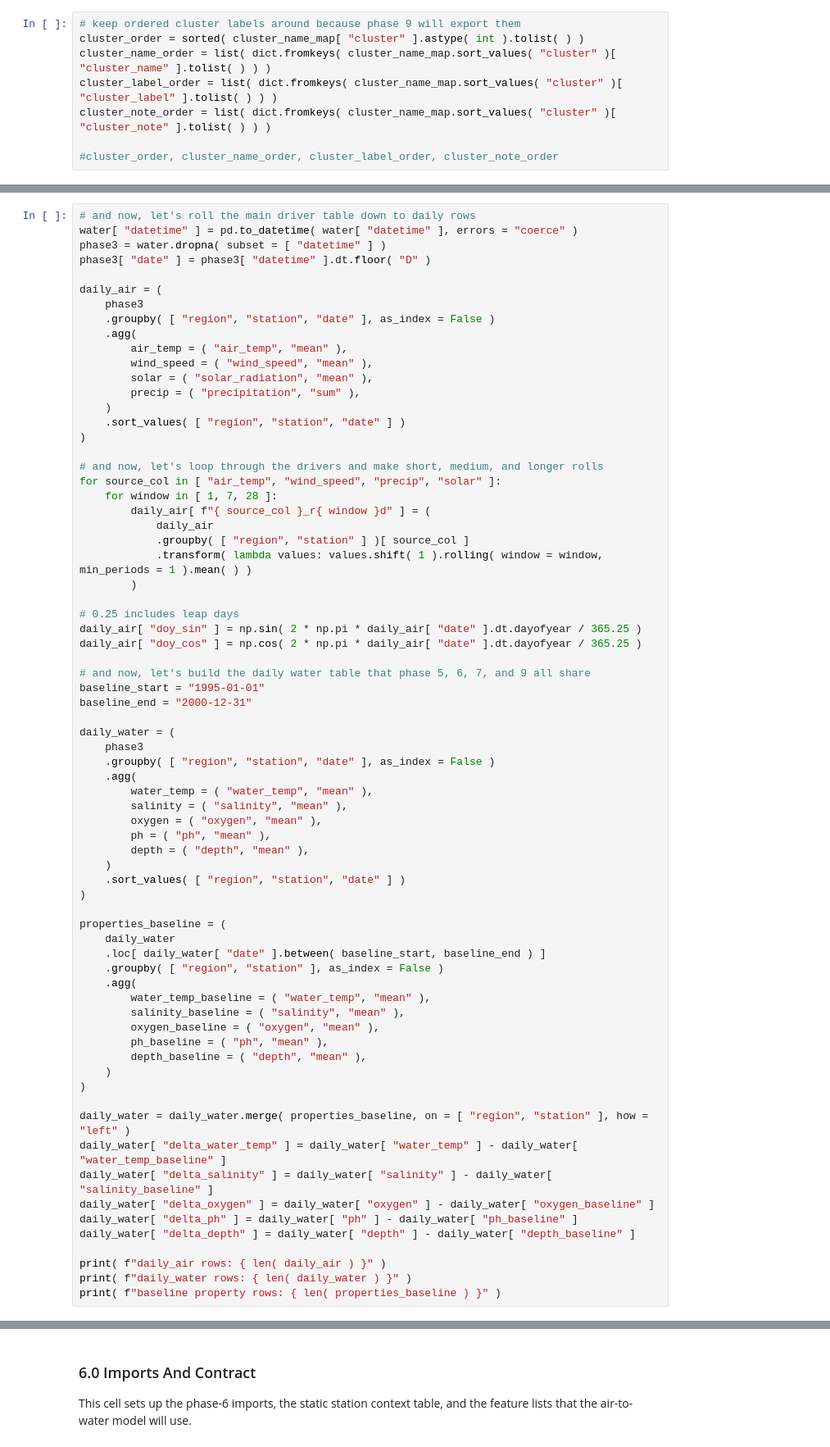
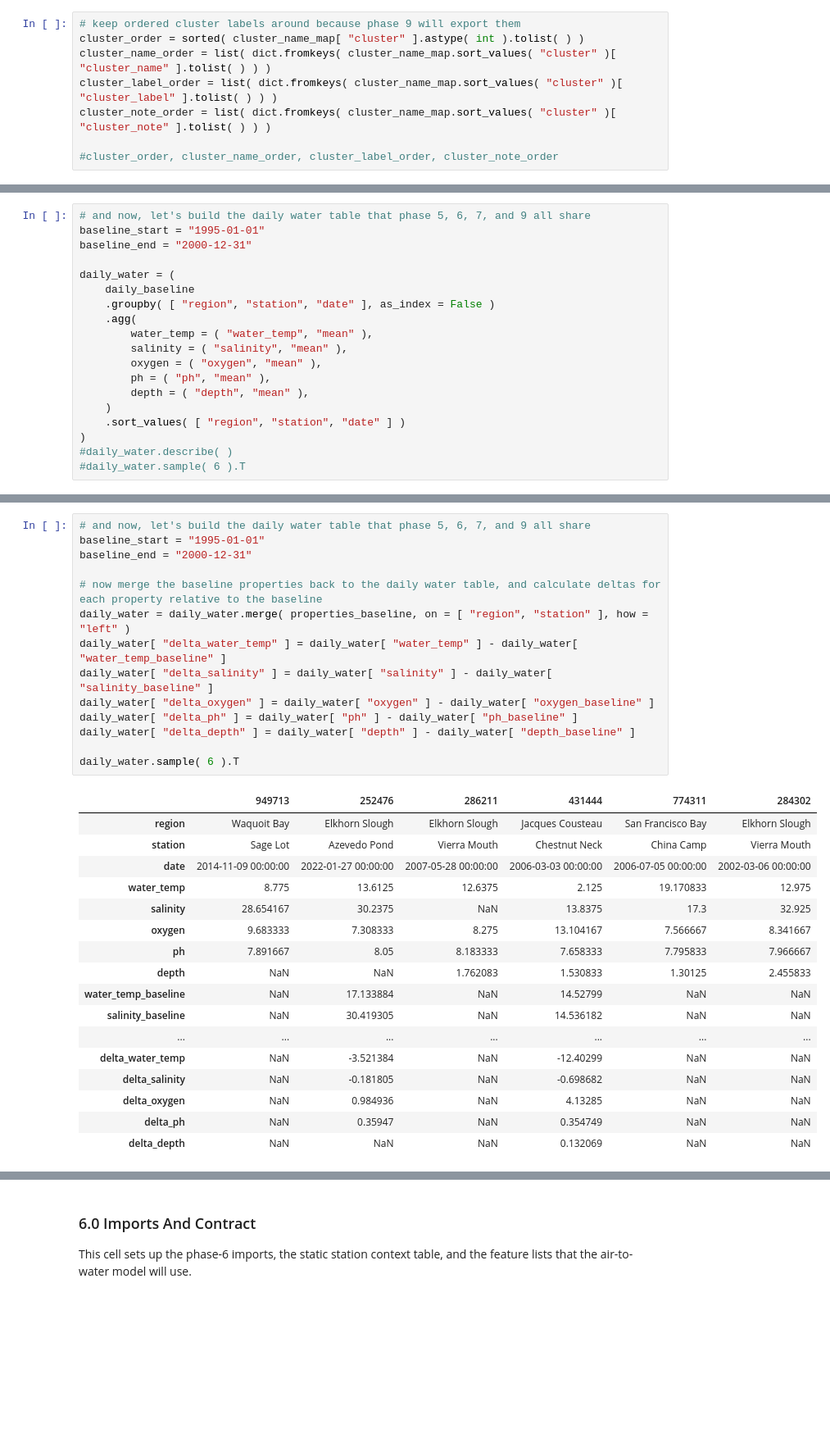
Before and after one commit to jeturcotte/estuaries, a Jupyter notebook: code/t4d.full.project.lite.ipynb, the cells around one changed output, grey strips where cells are left out. Shown at 82% size. Saved outputs shown, nothing was run; the diff lists cells and outputs as text; blank space fills up the shorter version.

```diff
--- a/code/t4d.full.project.lite.ipynb
+++ b/code/t4d.full.project.lite.ipynb
@@ -726,0 +816,19 @@ Result to expect:
+# %%
+# and now, let's build the daily water table that phase 5, 6, 7, and 9 all share
+baseline_start = "1995-01-01"
+baseline_end = "2000-12-31"
+
+daily_water = (
+    daily_baseline
+    .groupby( [ "region", "station", "date" ], as_index = False )
+    .agg(
+        water_temp = ( "water_temp", "mean" ),
+        salinity = ( "salinity", "mean" ),
+        oxygen = ( "oxygen", "mean" ),
+        ph = ( "ph", "mean" ),
+        depth = ( "depth", "mean" ),
+    )
+    .sort_values( [ "region", "station", "date" ] )
+)
+#daily_water.describe( )
+#daily_water.sample( 6 ).T
@@ -727,74 +923,35 @@ Result to expect:
 # %%
-# and now, let's roll the main driver table down to daily rows
-water[ "datetime" ] = pd.to_datetime( water[ "datetime" ], errors = "coerce" )
-phase3 = water.dropna( subset = [ "datetime" ] )
-phase3[ "date" ] = phase3[ "datetime" ].dt.floor( "D" )
-
-daily_air = (
-    phase3
-    .groupby( [ "region", "station", "date" ], as_index = False )
-    .agg(
-        air_temp = ( "air_temp", "mean" ),
-        wind_speed = ( "wind_speed", "mean" ),
-        solar = ( "solar_radiation", "mean" ),
-        precip = ( "precipitation", "sum" ),
-    )
-    .sort_values( [ "region", "station", "date" ] )
-)
-
-# and now, let's loop through the drivers and make short, medium, and longer rolls
-for source_col in [ "air_temp", "wind_speed", "precip", "solar" ]:
-    for window in [ 1, 7, 28 ]:
-        daily_air[ f"{ source_col }_r{ window }d" ] = (
-            daily_air
-            .groupby( [ "region", "station" ] )[ source_col ]
-            .transform( lambda values: values.shift( 1 ).rolling( window = window, min_periods = 1 ).mean( ) )
-        )
-
-# 0.25 includes leap days
-daily_air[ "doy_sin" ] = np.sin( 2 * np.pi * daily_air[ "date" ].dt.dayofyear / 365.25 )
-daily_air[ "doy_cos" ] = np.cos( 2 * np.pi * daily_air[ "date" ].dt.dayofyear / 365.25 )
-
 # and now, let's build the daily water table that phase 5, 6, 7, and 9 all share
 baseline_start = "1995-01-01"
 baseline_end = "2000-12-31"
 
-daily_water = (
-    phase3
-    .groupby( [ "region", "station", "date" ], as_index = False )
-    .agg(
-        water_temp = ( "water_temp", "mean" ),
-        salinity = ( "salinity", "mean" ),
-        oxygen = ( "oxygen", "mean" ),
-        ph = ( "ph", "mean" ),
-        depth = ( "depth", "mean" ),
-    )
-    .sort_values( [ "region", "station", "date" ] )
-)
-
-properties_baseline = (
-    daily_water
-    .loc[ daily_water[ "date" ].between( baseline_start, baseline_end ) ]
-    .groupby( [ "region", "station" ], as_index = False )
-    .agg(
-        water_temp_baseline = ( "water_temp", "mean" ),
-        salinity_baseline = ( "salinity", "mean" ),
-        oxygen_baseline = ( "oxygen", "mean" ),
-        ph_baseline = ( "ph", "mean" ),
-        depth_baseline = ( "depth", "mean" ),
-    )
-)
-
+# now merge the baseline properties back to the daily water table, and calculate deltas for each property relative to the baseline
 daily_water = daily_water.merge( properties_baseline, on = [ "region", "station" ], how = "left" )
 daily_water[ "delta_water_temp" ] = daily_water[ "water_temp" ] - daily_water[ "water_temp_baseline" ]
 daily_water[ "delta_salinity" ] = daily_water[ "salinity" ] - daily_water[ "salinity_baseline" ]
 daily_water[ "delta_oxygen" ] = daily_water[ "oxygen" ] - daily_water[ "oxygen_baseline" ]
 daily_water[ "delta_ph" ] = daily_water[ "ph" ] - daily_water[ "ph_baseline" ]
 daily_water[ "delta_depth" ] = daily_water[ "depth" ] - daily_water[ "depth_baseline" ]
 
-print( f"daily_air rows: { len( daily_air ) }" )
-print( f"daily_water rows: { len( daily_water ) }" )
-print( f"baseline property rows: { len( properties_baseline ) }" )
+daily_water.sample( 6 ).T
+# %% [output]
+|  | 949713 | 252476 | 286211 | 431444 | 774311 | 284302 |
+| region | Waquoit Bay | Elkhorn Slough | Elkhorn Slough | Jacques Cousteau | San Francisco Bay | Elkhorn Slough |
+| station | Sage Lot | Azevedo Pond | Vierra Mouth | Chestnut Neck | China Camp | Vierra Mouth |
+| date | 2014-11-09 00:00:00 | 2022-01-27 00:00:00 | 2007-05-28 00:00:00 | 2006-03-03 00:00:00 | 2006-07-05 00:00:00 | 2002-03-06 00:00:00 |
+| water_temp | 8.775 | 13.6125 | 12.6375 | 2.125 | 19.170833 | 12.975 |
+| salinity | 28.654167 | 30.2375 | NaN | 13.8375 | 17.3 | 32.925 |
+| oxygen | 9.683333 | 7.308333 | 8.275 | 13.104167 | 7.566667 | 8.341667 |
+| ph | 7.891667 | 8.05 | 8.183333 | 7.658333 | 7.795833 | 7.966667 |
+| depth | NaN | NaN | 1.762083 | 1.530833 | 1.30125 | 2.455833 |
+| water_temp_baseline | NaN | 17.133884 | NaN | 14.52799 | NaN | NaN |
+| salinity_baseline | NaN | 30.419305 | NaN | 14.536182 | NaN | NaN |
+| ... | ... | ... | ... | ... | ... | ... |
+| delta_water_temp | NaN | -3.521384 | NaN | -12.40299 | NaN | NaN |
+| delta_salinity | NaN | -0.181805 | NaN | -0.698682 | NaN | NaN |
+| delta_oxygen | NaN | 0.984936 | NaN | 4.13285 | NaN | NaN |
+| delta_ph | NaN | 0.35947 | NaN | 0.354749 | NaN | NaN |
+| delta_depth | NaN | NaN | NaN | 0.132069 | NaN | NaN |
 # %% [markdown]
 ## Quality Screens And Cohorts
 
```
Also changed, not shown: parts of 28 cells of this notebook.
